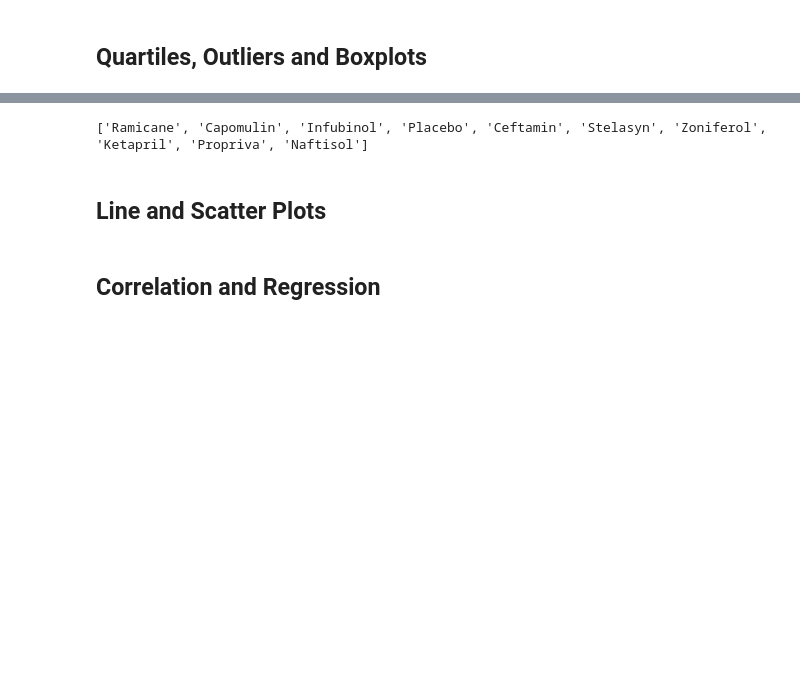
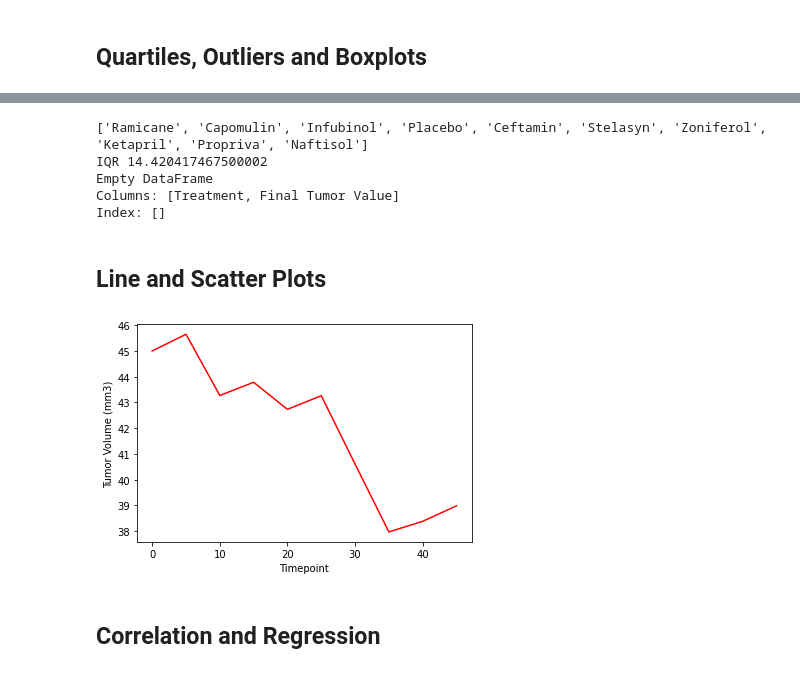
Before and after one commit to vasu11/matplotlib-challenge, a Jupyter notebook: Pymaceuticals/pymaceuticals.ipynb, the cells around one changed output, grey strips where cells are left out. Drawn from its saved outputs; the diff is of its cells as text; code cells hidden in the pictures; blank space fills up the shorter version.

Commit message:
Line Plot

```diff
--- a/Pymaceuticals/pymaceuticals.ipynb
+++ b/Pymaceuticals/pymaceuticals.ipynb
@@ -240,7 +238,12 @@ print(treatment)
 tum_vol_list = []
 
 # Calculate the IQR and quantitatively determine if there are any potential outliers.
-
+q1 = final_tumor_val_df['Final Tumor Value'].quantile(0.25)
+q3 = final_tumor_val_df['Final Tumor Value'].quantile(0.75)
+iqr = q3 - q1
+print ("IQR " + str(iqr))
+outlier = final_tumor_val_df.loc[(final_tumor_val_df['Final Tumor Value'] < (q1 - 1.5 * iqr)) | (final_tumor_val_df['Final Tumor Value'] > (q3 + 1.5 * iqr))]
+print (outlier)
 
     # Locate the rows which contain mice on each drug and get the tumor volumes
 
@@ -251,6 +254,10 @@ tum_vol_list = []
     # Determine outliers using upper and lower bounds
 # %% [output]
 ['Ramicane', 'Capomulin', 'Infubinol', 'Placebo', 'Ceftamin', 'Stelasyn', 'Zoniferol', 'Ketapril', 'Propriva', 'Naftisol']
+IQR 14.420417467500002
+Empty DataFrame
+Columns: [Treatment, Final Tumor Value]
+Index: []
 # %%
 # Generate a box plot of the final tumor volume of each mouse across four regimens of interest
 # %% [markdown]
@@ -260,3 +265,17 @@ tum_vol_list = []
+# %%
+# Generate a line plot of tumor volume vs. time point for a mouse treated with Capomulin
+capomulin_df = mouse_study_df.loc[(mouse_study_df['Drug Regimen'] == 'Capomulin')]
+#capomulin_df.head()
+capo_mouse = capomulin_df.loc[mouse_study_df['Mouse ID'] == 'b128']
+capo_mouse
+#capo_mouse = capomulin_df.iat[2,1]
+#print (capo_mouse)
+plt.plot(capo_mouse['Timepoint'],capo_mouse['Tumor Volume (mm3)'], color="red", label="Capomulin")
+plt.xlabel("Timepoint")
+plt.ylabel("Tumor Volume (mm3)")
+plt.show()
+# %% [output]
+[figure, added]
 # %%
 # Generate a scatter plot of average tumor volume vs. mouse weight for the Capomulin regimen
 # %% [markdown]
```
Also changed, not shown: parts of 4 cells of this notebook.
